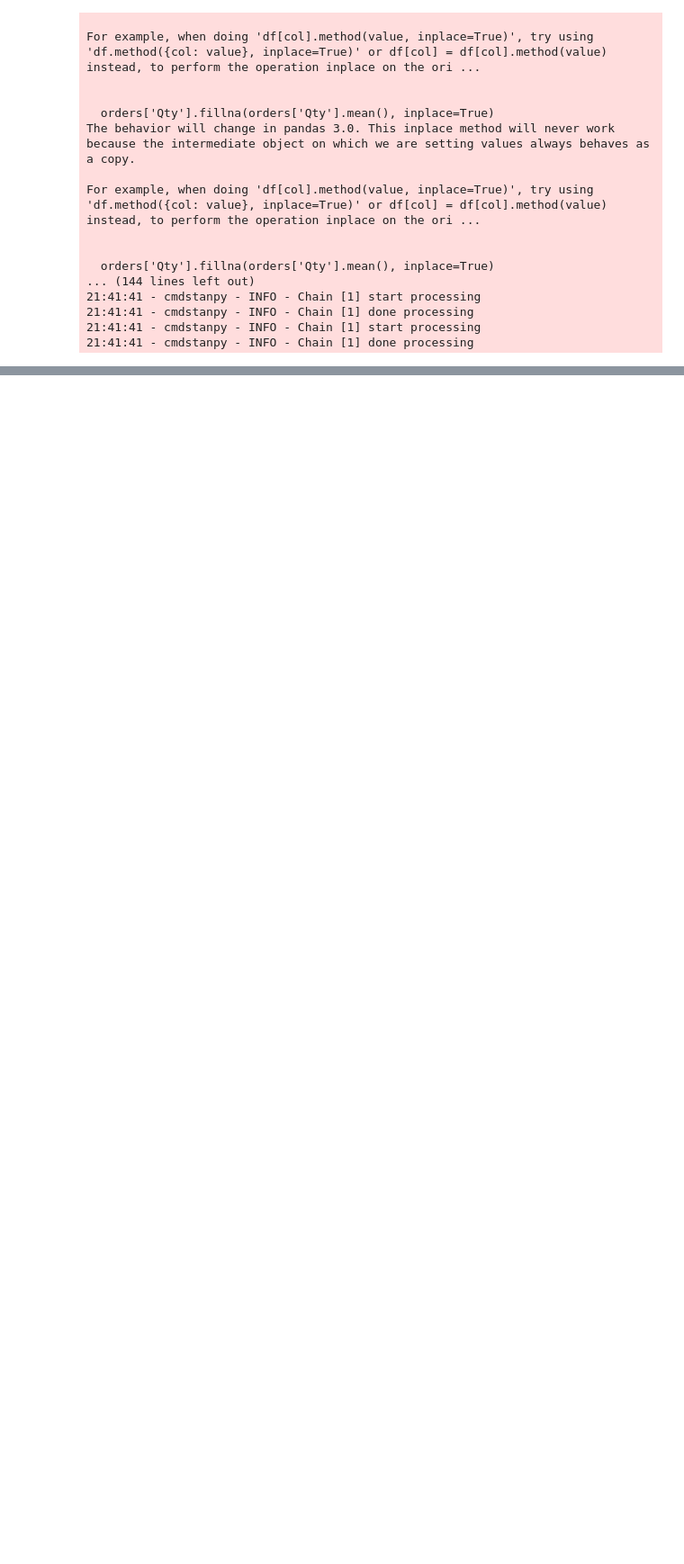
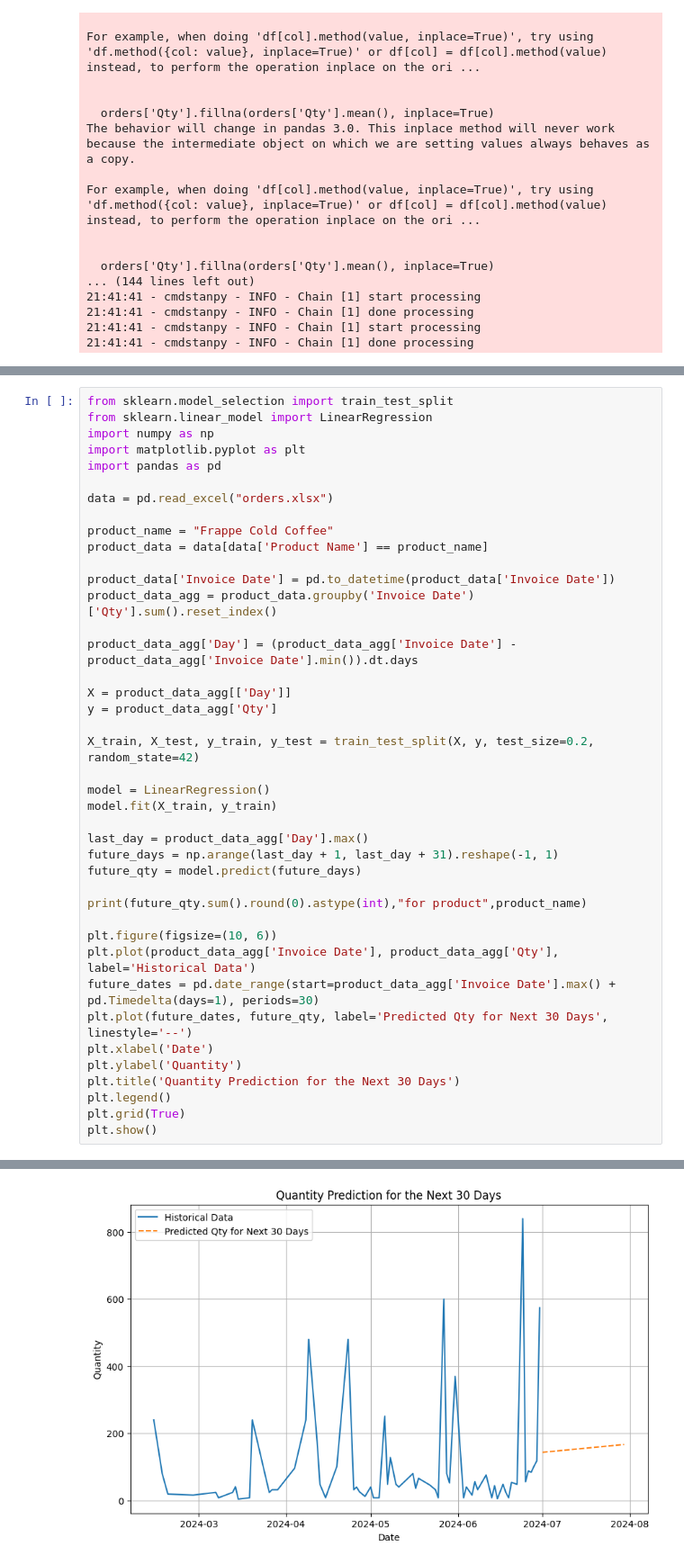
Before and after one commit to lazycodebaker/baylink-ml, a Jupyter notebook: orders_predict_imported.ipynb, the cells around one changed output, grey strips where cells are left out. Shown at 90% size. Saved outputs shown, nothing was run; the diff lists cells and outputs as text; blank space fills up the shorter version.

```diff
--- a/orders_predict_imported.ipynb
+++ b/orders_predict_imported.ipynb
@@ -2240,0 +2670,42 @@ For example, when doing 'df[col].method(value, inplace=True)', try using 'df.met
+# %%
+from sklearn.model_selection import train_test_split
+from sklearn.linear_model import LinearRegression
+import numpy as np
+import matplotlib.pyplot as plt
+import pandas as pd
+
+data = pd.read_excel("orders.xlsx")
+
+product_name = "Frappe Cold Coffee"
+product_data = data[data['Product Name'] == product_name]
+
+product_data['Invoice Date'] = pd.to_datetime(product_data['Invoice Date'])
+product_data_agg = product_data.groupby('Invoice Date')['Qty'].sum().reset_index()
+
+product_data_agg['Day'] = (product_data_agg['Invoice Date'] - product_data_agg['Invoice Date'].min()).dt.days
+
+X = product_data_agg[['Day']]
+y = product_data_agg['Qty']
+
+X_train, X_test, y_train, y_test = train_test_split(X, y, test_size=0.2, random_state=42)
+
+model = LinearRegression()
+model.fit(X_train, y_train)
+
+last_day = product_data_agg['Day'].max()
+future_days = np.arange(last_day + 1, last_day + 31).reshape(-1, 1)
+future_qty = model.predict(future_days)
+
+print(future_qty.sum().round(0).astype(int),"for product",product_name)
+
+plt.figure(figsize=(10, 6))
+plt.plot(product_data_agg['Invoice Date'], product_data_agg['Qty'], label='Historical Data')
+future_dates = pd.date_range(start=product_data_agg['Invoice Date'].max() + pd.Timedelta(days=1), periods=30)
+plt.plot(future_dates, future_qty, label='Predicted Qty for Next 30 Days', linestyle='--')
+plt.xlabel('Date')
+plt.ylabel('Quantity')
+plt.title('Quantity Prediction for the Next 30 Days')
+plt.legend()
+plt.grid(True)
+plt.show()
+# %% [output]
@@ -2240,0 +2718 @@ For example, when doing 'df[col].method(value, inplace=True)', try using 'df.met
+[figure, added]
```
Also changed, not shown: parts of 60 cells of this notebook, 22 other files.
